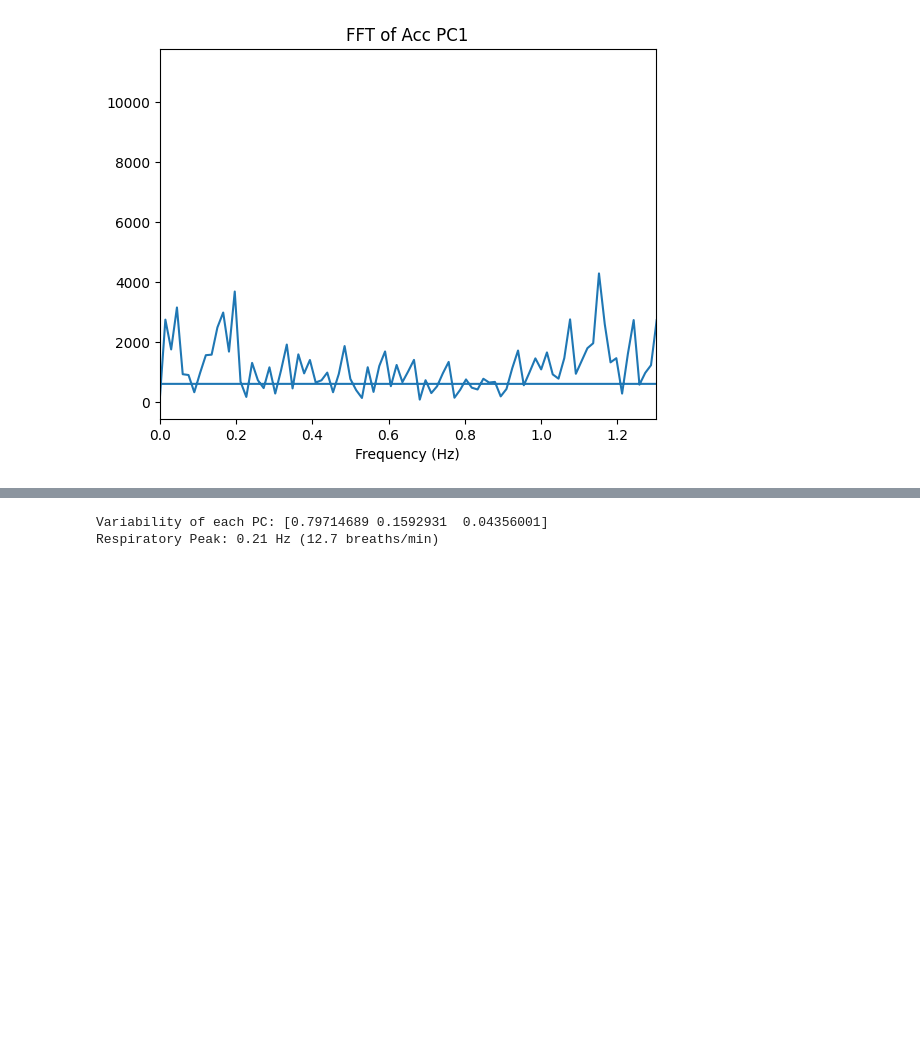
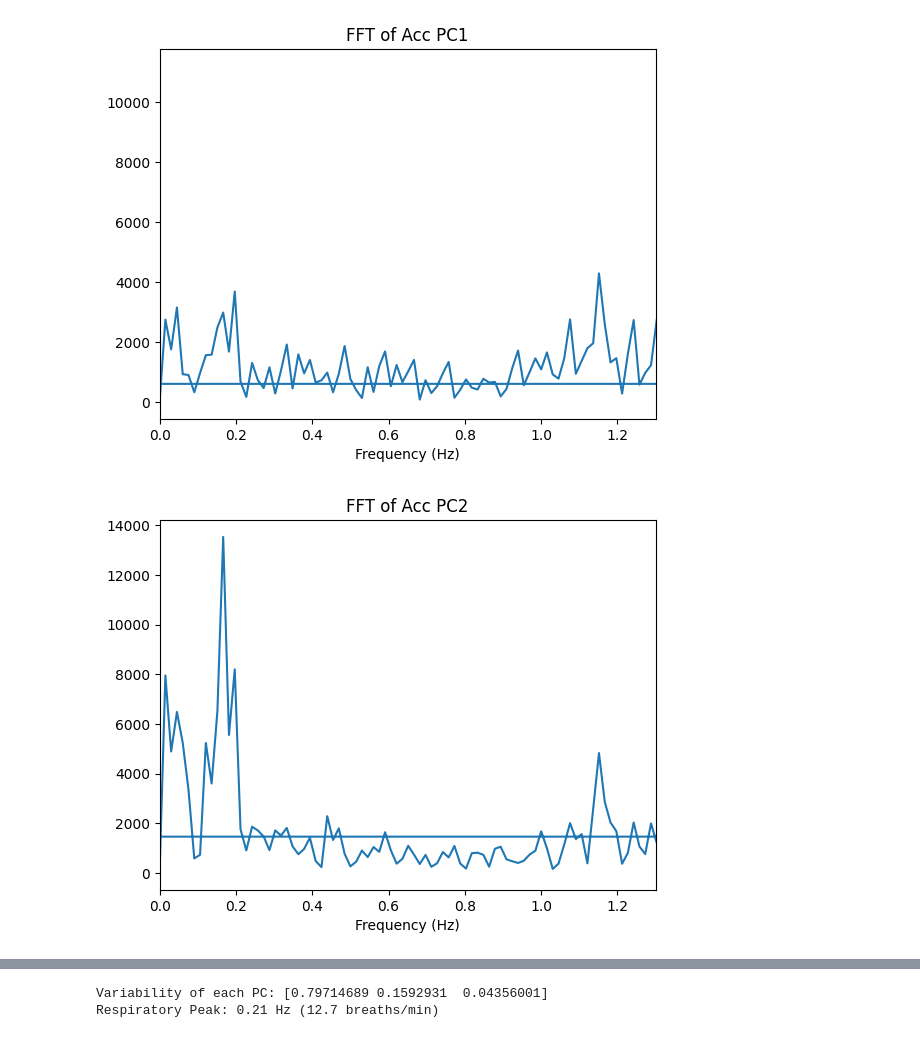
Before and after one commit to FC0000/Respiratory-rate-estimation, a Jupyter notebook: PCA_analysis.ipynb, the cells around one changed output, grey strips where cells are left out. Drawn from its saved outputs; the diff is of its cells as text; code cells hidden in the pictures; blank space fills up the shorter version.

```diff
--- a/PCA_analysis.ipynb
+++ b/PCA_analysis.ipynb
@@ -182,3 +182,15 @@ plt.show()
 Variability of each PC: [0.76826453 0.15386232 0.07787315]
 Respiratory Peak: 0.20 Hz (11.8 breaths/min)
 [figure]
+# %%
+acc2 = acc[:, 1]
+acc2_fft = fft(acc2)
+freq_acc2 = fftfreq(len(acc2), d=1/200)
+
+plt.plot(freq_acc2, np.abs(acc2_fft))
+plt.xlim(0, high_cut+0.5)
+plt.title('FFT of Acc PC2')
+plt.xlabel('Frequency (Hz)')
+plt.show()
+# %% [output]
+[figure, added]
```
Also changed, not shown: parts of 7 cells of this notebook, 1 other file.
